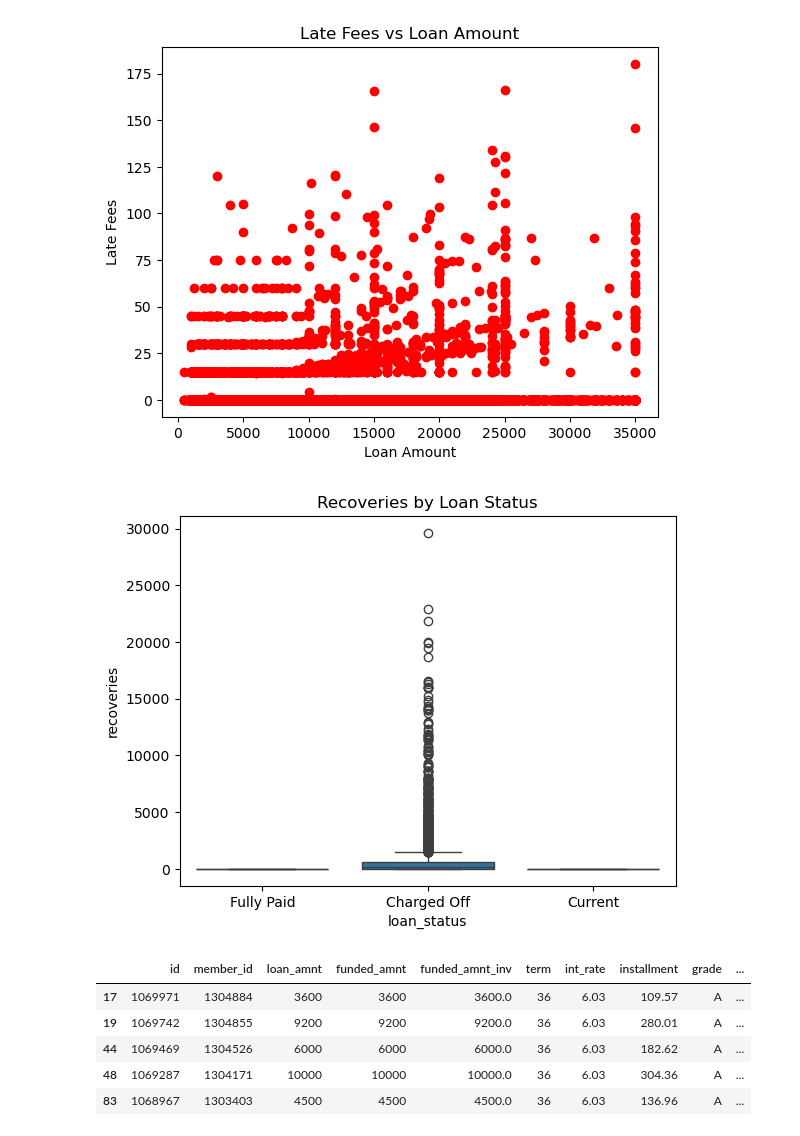
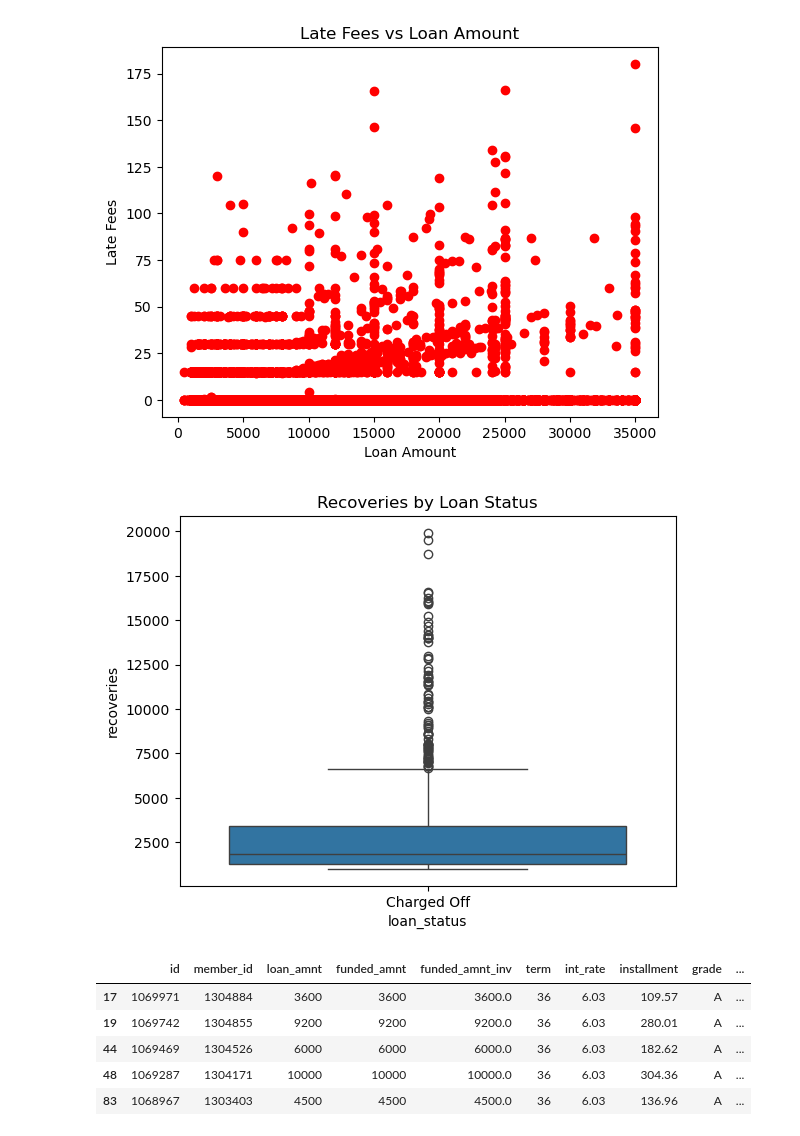
Before and after one commit to niranjantitan76/LandingClubStudy, a Jupyter notebook: Group_Facilitator_NiranjanSingh.ipynb, the cells around one changed output. Cells and saved outputs as stored; diff of their text form; code cells hidden in the pictures.

```diff
--- a/Group_Facilitator_NiranjanSingh.ipynb
+++ b/Group_Facilitator_NiranjanSingh.ipynb
@@ -879,11 +888,15 @@ plt.show()
 # %% [output]
 [figure]
 # %%
-sns.boxplot(x='loan_status', y='recoveries', data=df_loan)
+
+recoveries=df_loan[(df_loan.recoveries>1000) & (df_loan.recoveries <= 20000)]
+recoveries.recoveries.value_counts()
+sns.boxplot(x='loan_status', y='recoveries', data=recoveries)
+
 plt.title('Recoveries by Loan Status')
 plt.show()
 # %% [output]
-[figure, old version]
+[figure, new version]
 # %%
 df_loan.head()
 # %% [output]
```
Also changed, not shown: parts of 18 cells of this notebook, 1 other file.
